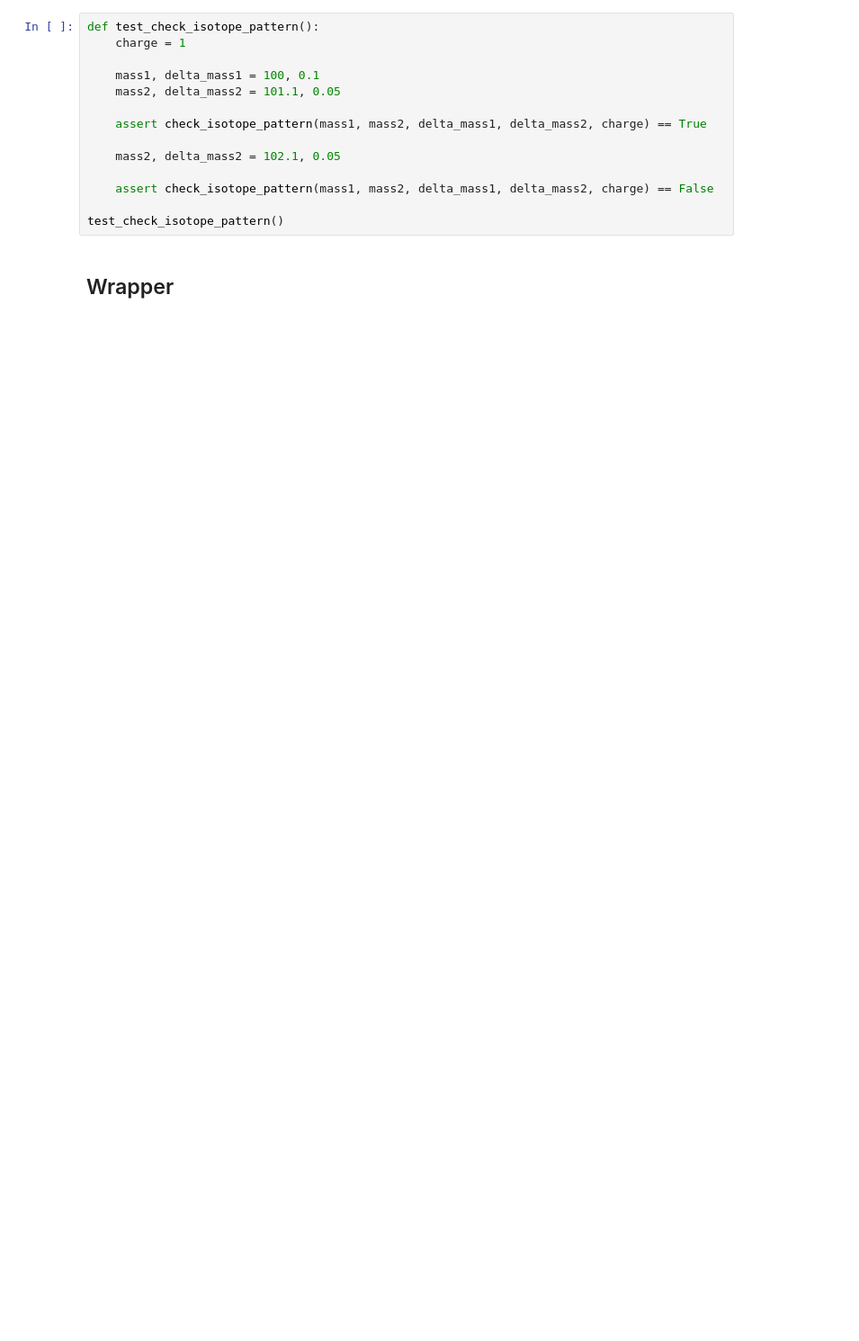
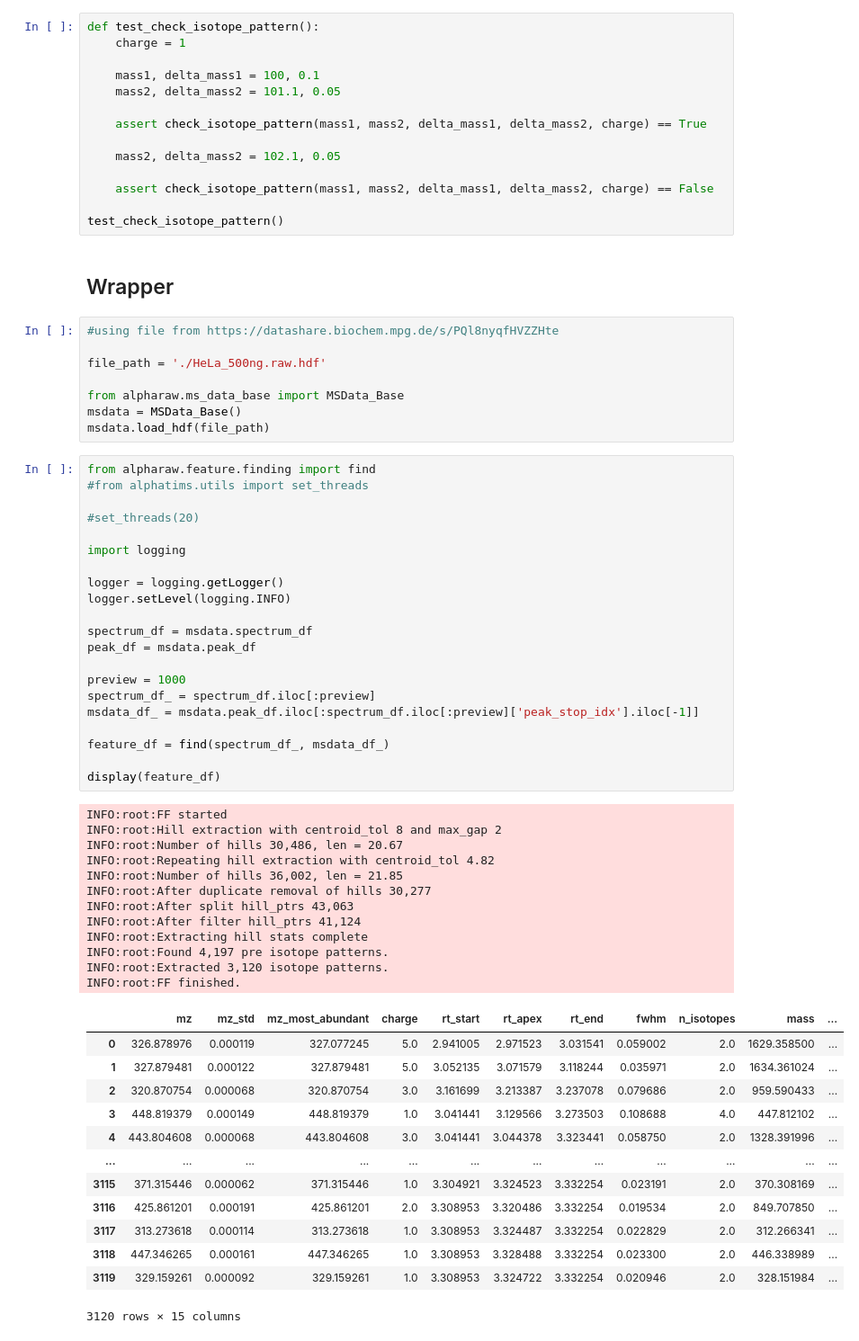
Before and after one commit to MannLabs/alpharaw, a Jupyter notebook: nbs/feature_finding.ipynb, the cells around one changed output. Shown at 90% size. Cells and saved outputs as stored; diff of their text form; blank space fills up the shorter version.

```diff
--- a/nbs/feature_finding.ipynb
+++ b/nbs/feature_finding.ipynb
@@ -121,3 +125,58 @@ def test_check_isotope_pattern():
 test_check_isotope_pattern()
 # %% [markdown]
 ## Wrapper
+# %%
+#using file from https://datashare.biochem.mpg.de/s/PQl8nyqfHVZZHte
+
+file_path = './HeLa_500ng.raw.hdf'
+
+from alpharaw.ms_data_base import MSData_Base
+msdata = MSData_Base()
+msdata.load_hdf(file_path)
+# %%
+from alpharaw.feature.finding import find
+#from alphatims.utils import set_threads
+
+#set_threads(20)
+
+import logging
+
+logger = logging.getLogger()
+logger.setLevel(logging.INFO)
+
+spectrum_df = msdata.spectrum_df
+peak_df = msdata.peak_df
+
+preview = 1000
+spectrum_df_ = spectrum_df.iloc[:preview]
+msdata_df_ = msdata.peak_df.iloc[:spectrum_df.iloc[:preview]['peak_stop_idx'].iloc[-1]]
+
+feature_df = find(spectrum_df_, msdata_df_)
+
+display(feature_df)
+# %% [output]
+INFO:root:FF started
+INFO:root:Hill extraction with centroid_tol 8 and max_gap 2
+INFO:root:Number of hills 30,486, len = 20.67
+INFO:root:Repeating hill extraction with centroid_tol 4.82
+INFO:root:Number of hills 36,002, len = 21.85
+INFO:root:After duplicate removal of hills 30,277
+INFO:root:After split hill_ptrs 43,063
+INFO:root:After filter hill_ptrs 41,124
+INFO:root:Extracting hill stats complete
+INFO:root:Found 4,197 pre isotope patterns.
+INFO:root:Extracted 3,120 isotope patterns.
+INFO:root:FF finished.
+|  | mz | mz_std | mz_most_abundant | charge | rt_start | rt_apex | rt_end | fwhm | n_isotopes | mass | ... |
+| 0 | 326.878976 | 0.000119 | 327.077245 | 5.0 | 2.941005 | 2.971523 | 3.031541 | 0.059002 | 2.0 | 1629.358500 | ... |
+| 1 | 327.879481 | 0.000122 | 327.879481 | 5.0 | 3.052135 | 3.071579 | 3.118244 | 0.035971 | 2.0 | 1634.361024 | ... |
+| 2 | 320.870754 | 0.000068 | 320.870754 | 3.0 | 3.161699 | 3.213387 | 3.237078 | 0.079686 | 2.0 | 959.590433 | ... |
+| 3 | 448.819379 | 0.000149 | 448.819379 | 1.0 | 3.041441 | 3.129566 | 3.273503 | 0.108688 | 4.0 | 447.812102 | ... |
+| 4 | 443.804608 | 0.000068 | 443.804608 | 3.0 | 3.041441 | 3.044378 | 3.323441 | 0.058750 | 2.0 | 1328.391996 | ... |
+| ... | ... | ... | ... | ... | ... | ... | ... | ... | ... | ... | ... |
+| 3115 | 371.315446 | 0.000062 | 371.315446 | 1.0 | 3.304921 | 3.324523 | 3.332254 | 0.023191 | 2.0 | 370.308169 | ... |
+| 3116 | 425.861201 | 0.000191 | 425.861201 | 2.0 | 3.308953 | 3.320486 | 3.332254 | 0.019534 | 2.0 | 849.707850 | ... |
+| 3117 | 313.273618 | 0.000114 | 313.273618 | 1.0 | 3.308953 | 3.324487 | 3.332254 | 0.022829 | 2.0 | 312.266341 | ... |
+| 3118 | 447.346265 | 0.000161 | 447.346265 | 1.0 | 3.308953 | 3.328488 | 3.332254 | 0.023300 | 2.0 | 446.338989 | ... |
+| 3119 | 329.159261 | 0.000092 | 329.159261 | 1.0 | 3.308953 | 3.324722 | 3.332254 | 0.020946 | 2.0 | 328.151984 | ... |
+3120 rows × 15 columns
```
Also changed, not shown: parts of 1 cell of this notebook, 3 other files.
